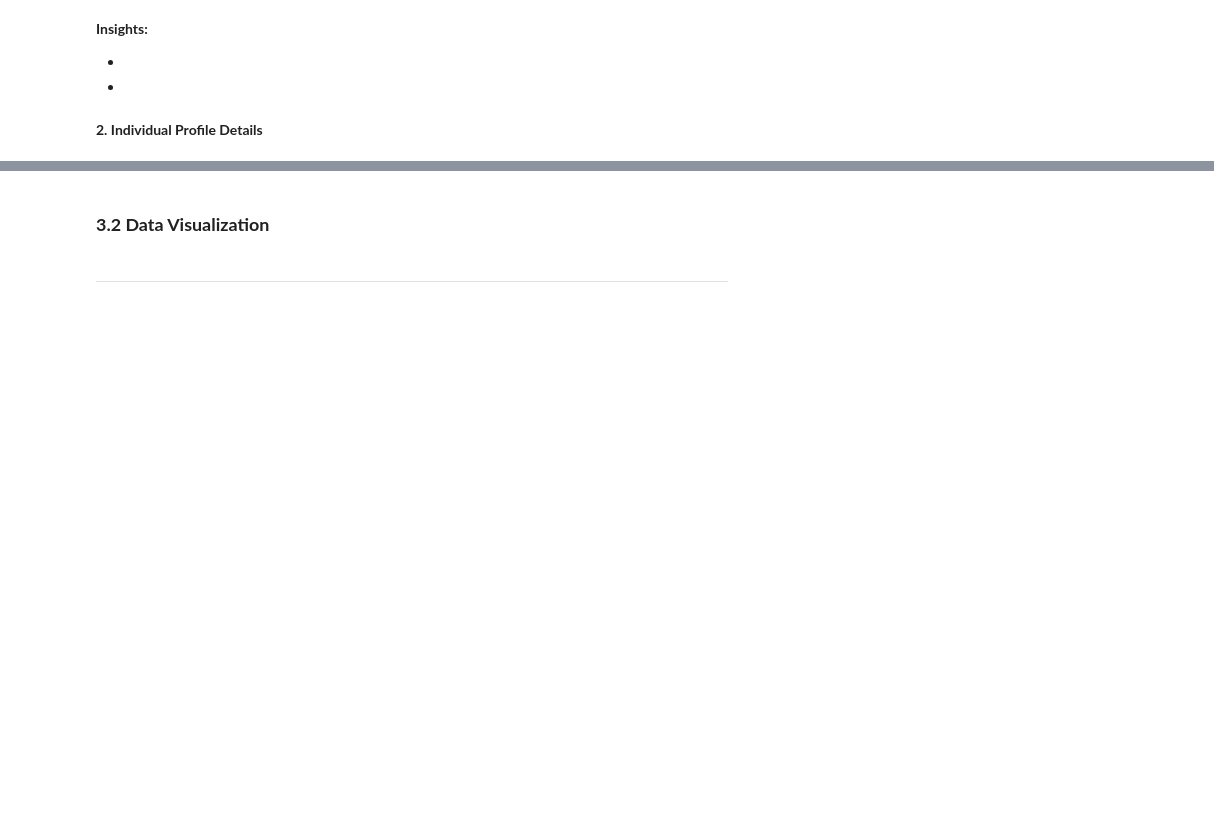
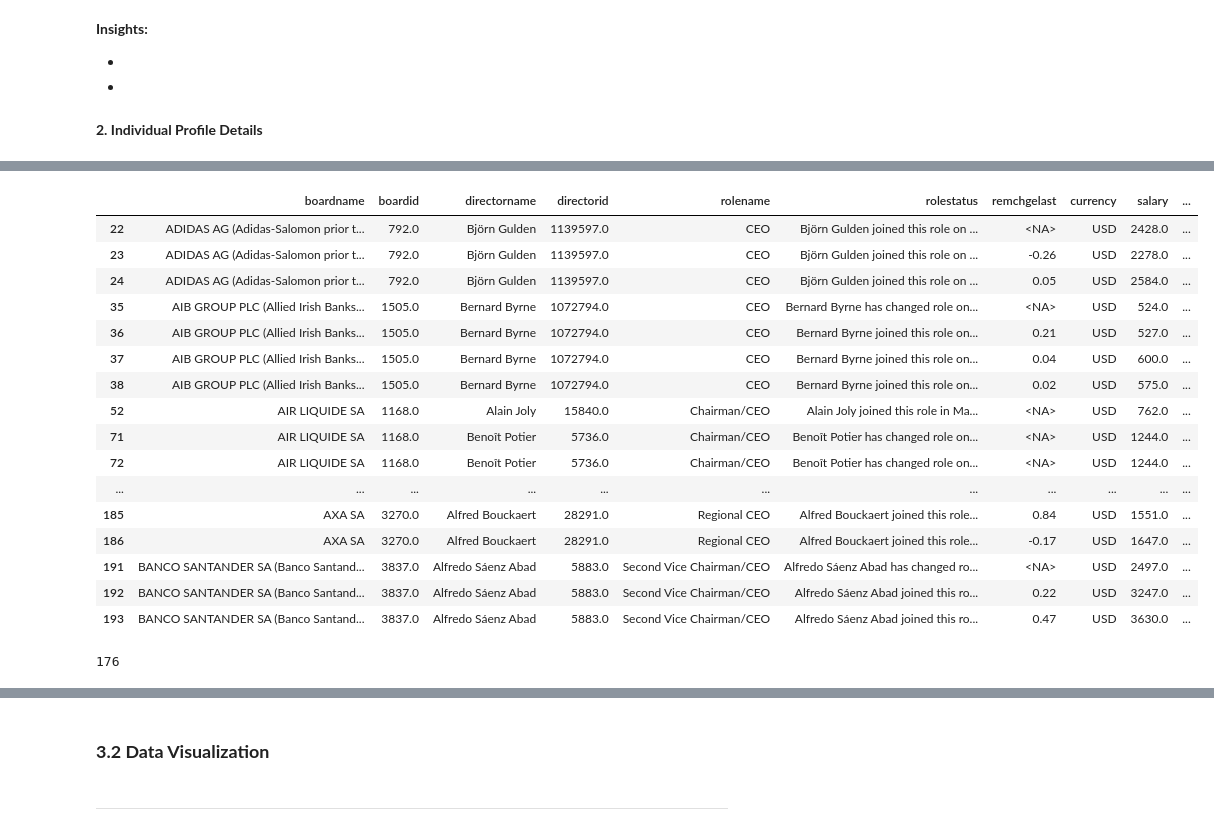
Before and after one commit to rizkyakbar-tud/DAI, a Jupyter notebook: mission/proposals_st26/mission_proposal_Akbar-Zduńczyk.ipynb, the cells around one changed output, grey strips where cells are left out. Cells and saved outputs as stored; diff of their text form; code cells hidden in the pictures; blank space fills up the shorter version.

```diff
--- a/mission/proposals_st26/mission_proposal_Akbar-Zduńczyk.ipynb
+++ b/mission/proposals_st26/mission_proposal_Akbar-Zduńczyk.ipynb
@@ -149,0 +164,2 @@
+# %%
+conn = wrds.Connection()
@@ -416,0 +981,31 @@ df_exec.head(2)
+# %%
+directorid_list = df_exec["directorid"].dropna().astype(int).unique().tolist()
+
+chunks = []
+chunk_size = 1000
+
+for i in range(0, len(directorid_list), chunk_size):
+    directorid_chunk = tuple(directorid_list[i:i + chunk_size])
+
+    temp = conn.raw_sql("""
+        SELECT
+            boardname,
+            boardid,
+            directorname,
+            directorid,
+            rolename,
+            rolestatus,
+            remchgelast,
+            currency,
+            salary,
+            bonus,
+            totalcompensation,
+            annualreportdate
+        FROM boardex.eur_dir_standard_remun
+        WHERE directorid IN %(directorids)s
+        ORDER BY boardname, directorname, annualreportdate ASC
+    """, params={"directorids": directorid_chunk})
+
+    chunks.append(temp)
+
+df_remun = pd.concat(chunks, ignore_index=True) if chunks else pd.DataFrame()
@@ -416,0 +1108,4 @@ df_exec.head(2)
+# %%
+CEO_PATTERN = r"chief executive|(?<!\w)ceo(?!\w)|managing director"
+df_remun["is_ceo"] = df_remun["rolename"].str.lower().str.contains(CEO_PATTERN, na=False, regex=True)
+df_remun_new = df_remun[df_remun["is_ceo"]].copy()
@@ -416,0 +1128,24 @@ df_exec.head(2)
+# %%
+df_remun_new.head(50)
+# %% [output]
+|  | boardname | boardid | directorname | directorid | rolename | rolestatus | remchgelast | currency | salary | ... |
+| 22 | ADIDAS AG (Adidas-Salomon prior t... | 792.0 | Björn Gulden | 1139597.0 | CEO | Björn Gulden joined this role on ... | <NA> | USD | 2428.0 | ... |
+| 23 | ADIDAS AG (Adidas-Salomon prior t... | 792.0 | Björn Gulden | 1139597.0 | CEO | Björn Gulden joined this role on ... | -0.26 | USD | 2278.0 | ... |
+| 24 | ADIDAS AG (Adidas-Salomon prior t... | 792.0 | Björn Gulden | 1139597.0 | CEO | Björn Gulden joined this role on ... | 0.05 | USD | 2584.0 | ... |
+| 35 | AIB GROUP PLC (Allied Irish Banks... | 1505.0 | Bernard Byrne | 1072794.0 | CEO | Bernard Byrne has changed role on... | <NA> | USD | 524.0 | ... |
+| 36 | AIB GROUP PLC (Allied Irish Banks... | 1505.0 | Bernard Byrne | 1072794.0 | CEO | Bernard Byrne joined this role on... | 0.21 | USD | 527.0 | ... |
+| 37 | AIB GROUP PLC (Allied Irish Banks... | 1505.0 | Bernard Byrne | 1072794.0 | CEO | Bernard Byrne joined this role on... | 0.04 | USD | 600.0 | ... |
+| 38 | AIB GROUP PLC (Allied Irish Banks... | 1505.0 | Bernard Byrne | 1072794.0 | CEO | Bernard Byrne joined this role on... | 0.02 | USD | 575.0 | ... |
+| 52 | AIR LIQUIDE SA | 1168.0 | Alain Joly | 15840.0 | Chairman/CEO | Alain Joly joined this role in Ma... | <NA> | USD | 762.0 | ... |
+| 71 | AIR LIQUIDE SA | 1168.0 | Benoît Potier | 5736.0 | Chairman/CEO | Benoît Potier has changed role on... | <NA> | USD | 1244.0 | ... |
+| 72 | AIR LIQUIDE SA | 1168.0 | Benoît Potier | 5736.0 | Chairman/CEO | Benoît Potier has changed role on... | <NA> | USD | 1244.0 | ... |
+| ... | ... | ... | ... | ... | ... | ... | ... | ... | ... | ... |
+| 185 | AXA SA | 3270.0 | Alfred Bouckaert | 28291.0 | Regional CEO | Alfred Bouckaert joined this role... | 0.84 | USD | 1551.0 | ... |
+| 186 | AXA SA | 3270.0 | Alfred Bouckaert | 28291.0 | Regional CEO | Alfred Bouckaert joined this role... | -0.17 | USD | 1647.0 | ... |
+| 191 | BANCO SANTANDER SA (Banco Santand... | 3837.0 | Alfredo Sáenz Abad | 5883.0 | Second Vice Chairman/CEO | Alfredo Sáenz Abad has changed ro... | <NA> | USD | 2497.0 | ... |
+| 192 | BANCO SANTANDER SA (Banco Santand... | 3837.0 | Alfredo Sáenz Abad | 5883.0 | Second Vice Chairman/CEO | Alfredo Sáenz Abad joined this ro... | 0.22 | USD | 3247.0 | ... |
+| 193 | BANCO SANTANDER SA (Banco Santand... | 3837.0 | Alfredo Sáenz Abad | 5883.0 | Second Vice Chairman/CEO | Alfredo Sáenz Abad joined this ro... | 0.47 | USD | 3630.0 | ... |
+# %%
+len(df_remun_new.boardname.unique())
+# %% [output]
+176
```
Also changed, not shown: parts of 84 cells of this notebook.
